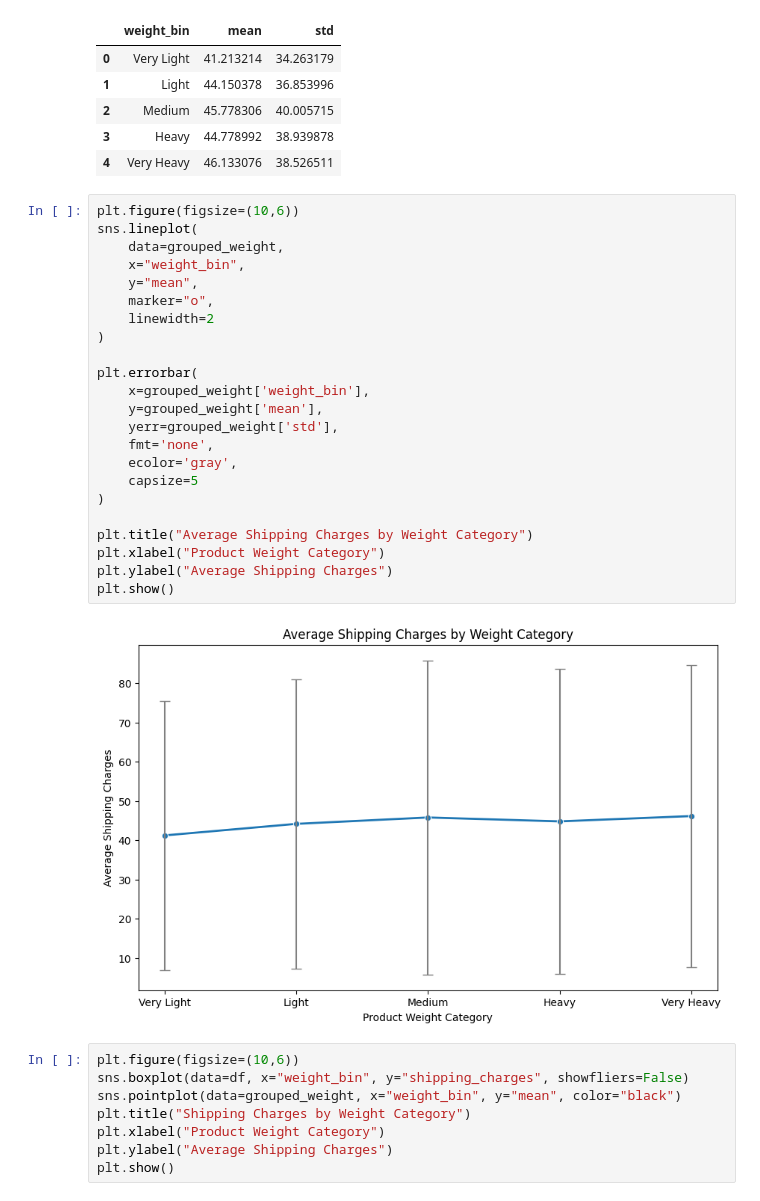
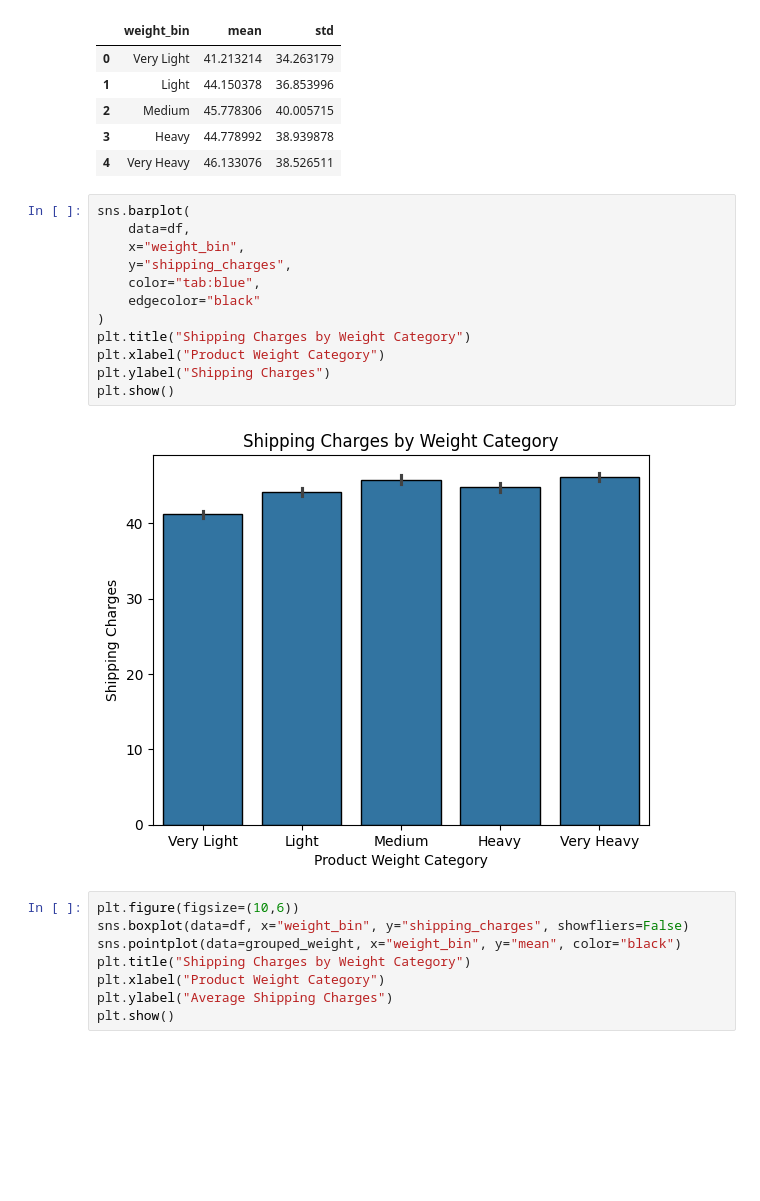
Before and after one commit to Ou-Hai/first_project, a Jupyter notebook: notebooks/data_orders_helena.ipynb, the cells around one changed output. Saved outputs shown, nothing was run; the diff lists cells and outputs as text; blank space fills up the shorter version.

```diff
--- a/notebooks/data_orders_helena.ipynb
+++ b/notebooks/data_orders_helena.ipynb
@@ -429,30 +309,19 @@ grouped_weight
 | 3 | Heavy | 44.778992 | 38.939878 |
 | 4 | Very Heavy | 46.133076 | 38.526511 |
 # %%
-plt.figure(figsize=(10,6))
-sns.lineplot(
-    data=grouped_weight,
+sns.barplot(
+    data=df,
     x="weight_bin",
-    y="mean",
-    marker="o",
-    linewidth=2
+    y="shipping_charges",
+    color="tab:blue",
+    edgecolor="black"
 )
-
-plt.errorbar(
-    x=grouped_weight['weight_bin'],
-    y=grouped_weight['mean'],
-    yerr=grouped_weight['std'],
-    fmt='none',
-    ecolor='gray',
-    capsize=5
-)
-
-plt.title("Average Shipping Charges by Weight Category")
+plt.title("Shipping Charges by Weight Category")
 plt.xlabel("Product Weight Category")
-plt.ylabel("Average Shipping Charges")
+plt.ylabel("Shipping Charges")
 plt.show()
 # %% [output]
-[figure, old version]
+[figure, new version]
 # %%
 plt.figure(figsize=(10,6))
 sns.boxplot(data=df, x="weight_bin", y="shipping_charges", showfliers=False)
```
Also changed, not shown: parts of 18 cells of this notebook, 2 other files.
